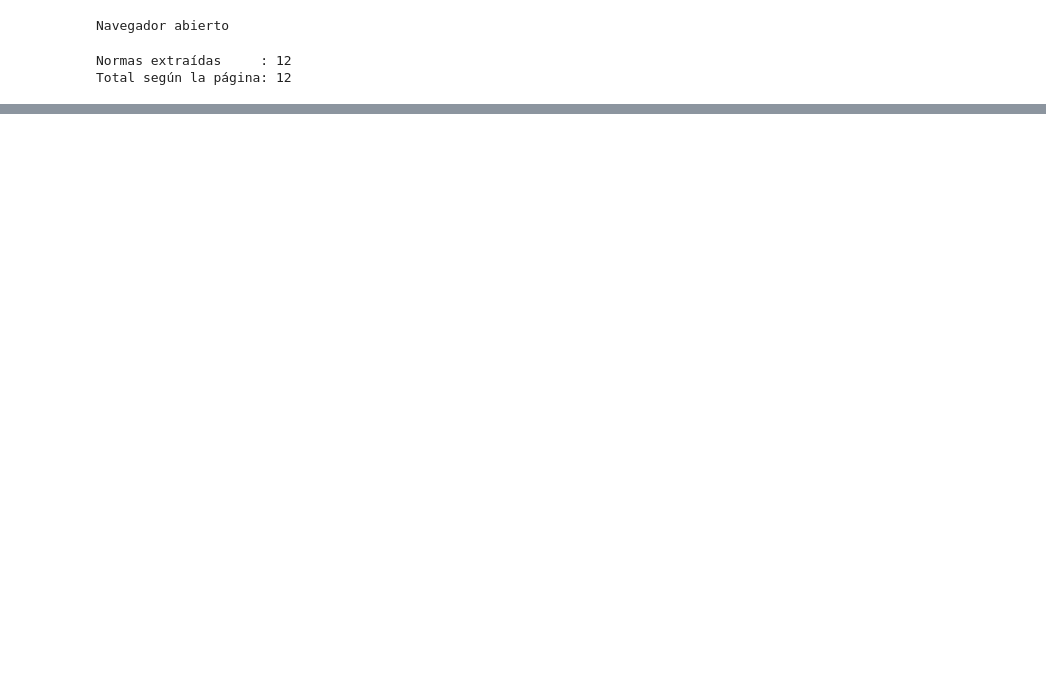
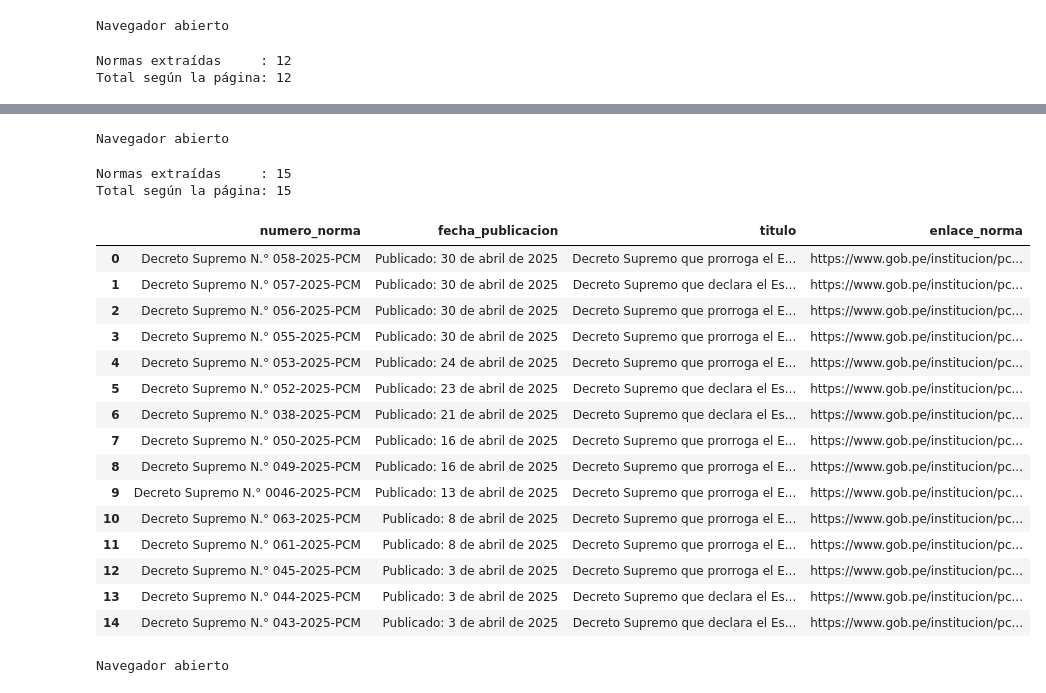
Before and after one commit to valeriavicentev/Python---Grupo-4, a Jupyter notebook: assignment_2/scraping_emergencias.ipynb, the cells around one changed output, grey strips where cells are left out. Drawn from its saved outputs; the diff is of its cells as text; code cells hidden in the pictures; blank space fills up the shorter version.

```diff
--- a/assignment_2/scraping_emergencias.ipynb
+++ b/assignment_2/scraping_emergencias.ipynb
@@ -226,0 +257,56 @@ PD.DataFrame(normas_marzo)
+# %%
+# 5.3 Extracción de número, fecha, título y enlace de cada norma (Abril 2025)
+
+time.sleep(5)
+
+navegador = webdriver.Chrome(options=opciones)
+print("Navegador abierto")
+
+navegador.get("https://www.gob.pe/busquedas?contenido[]=normas&institucion[]=pcm&term=estado%20de%20emergencia%20precipitaciones&sort_by=recent&desde=01-04-2025&hasta=30-04-2025")
+# %% [output]
+Navegador abierto
+# %%
+espera = WebDriverWait(navegador, 30)
+articulos = espera.until(
+    EC.presence_of_all_elements_located((By.CSS_SELECTOR, "main ul[role='list'] > li > article"))
+)
+
+normas_abril = []
+for articulo in articulos:
+    enlace = articulo.find_element(By.CSS_SELECTOR, "h4 a")
+    fecha = articulo.find_element(By.XPATH, ".//span[starts-with(normalize-space(), 'Publicado')]")
+    titulo = articulo.find_element(By.CSS_SELECTOR, "p[id$='-description']")
+
+    normas_abril.append({
+        "numero_norma": enlace.text.strip(),
+        "fecha_publicacion": fecha.text.strip(),
+        "titulo": titulo.text.strip(),
+        "enlace_norma": enlace.get_attribute("href"),
+    })
+
+total_abril = int(re.search(r"\d+", navegador.find_element(By.CSS_SELECTOR, "main h2").text).group())
+
+print("Normas extraídas     :", len(normas_abril))
+print("Total según la página:", total_abril)
+# %% [output]
+Normas extraídas     : 15
+Total según la página: 15
+# %%
+PD.DataFrame(normas_abril)
+# %% [output]
+|  | numero_norma | fecha_publicacion | titulo | enlace_norma |
+| 0 | Decreto Supremo N.° 058-2025-PCM | Publicado: 30 de abril de 2025 | Decreto Supremo que prorroga el E... | https://www.gob.pe/institucion/pc... |
+| 1 | Decreto Supremo N.° 057-2025-PCM | Publicado: 30 de abril de 2025 | Decreto Supremo que declara el Es... | https://www.gob.pe/institucion/pc... |
+| 2 | Decreto Supremo N.° 056-2025-PCM | Publicado: 30 de abril de 2025 | Decreto Supremo que prorroga el E... | https://www.gob.pe/institucion/pc... |
+| 3 | Decreto Supremo N.° 055-2025-PCM | Publicado: 30 de abril de 2025 | Decreto Supremo que prorroga el E... | https://www.gob.pe/institucion/pc... |
+| 4 | Decreto Supremo N.° 053-2025-PCM | Publicado: 24 de abril de 2025 | Decreto Supremo que prorroga el E... | https://www.gob.pe/institucion/pc... |
+| 5 | Decreto Supremo N.° 052-2025-PCM | Publicado: 23 de abril de 2025 | Decreto Supremo que declara el Es... | https://www.gob.pe/institucion/pc... |
+| 6 | Decreto Supremo N.° 038-2025-PCM | Publicado: 21 de abril de 2025 | Decreto Supremo que declara el Es... | https://www.gob.pe/institucion/pc... |
+| 7 | Decreto Supremo N.° 050-2025-PCM | Publicado: 16 de abril de 2025 | Decreto Supremo que prorroga el E... | https://www.gob.pe/institucion/pc... |
+| 8 | Decreto Supremo N.° 049-2025-PCM | Publicado: 16 de abril de 2025 | Decreto Supremo que prorroga el E... | https://www.gob.pe/institucion/pc... |
+| 9 | Decreto Supremo N.° 0046-2025-PCM | Publicado: 13 de abril de 2025 | Decreto Supremo que prorroga el E... | https://www.gob.pe/institucion/pc... |
+| 10 | Decreto Supremo N.° 063-2025-PCM | Publicado: 8 de abril de 2025 | Decreto Supremo que prorroga el E... | https://www.gob.pe/institucion/pc... |
+| 11 | Decreto Supremo N.° 061-2025-PCM | Publicado: 8 de abril de 2025 | Decreto Supremo que prorroga el E... | https://www.gob.pe/institucion/pc... |
+| 12 | Decreto Supremo N.° 045-2025-PCM | Publicado: 3 de abril de 2025 | Decreto Supremo que prorroga el E... | https://www.gob.pe/institucion/pc... |
+| 13 | Decreto Supremo N.° 044-2025-PCM | Publicado: 3 de abril de 2025 | Decreto Supremo que declara el Es... | https://www.gob.pe/institucion/pc... |
+| 14 | Decreto Supremo N.° 043-2025-PCM | Publicado: 3 de abril de 2025 | Decreto Supremo que declara el Es... | https://www.gob.pe/institucion/pc... |
@@ -226,0 +315,11 @@ PD.DataFrame(normas_marzo)
+# %%
+# 5.4 Extracción de número, fecha, título y enlace de cada norma (Mayo 2025)
+
+time.sleep(5)
+
+navegador = webdriver.Chrome(options=opciones)
+print("Navegador abierto")
+
+navegador.get("https://www.gob.pe/busquedas?contenido[]=normas&institucion[]=pcm&term=estado%20de%20emergencia%20precipitaciones&sort_by=recent&desde=01-05-2025&hasta=31-05-2025")
+# %% [output]
+Navegador abierto
```
Also changed, not shown: parts of 46 cells of this notebook, 2 other files.
